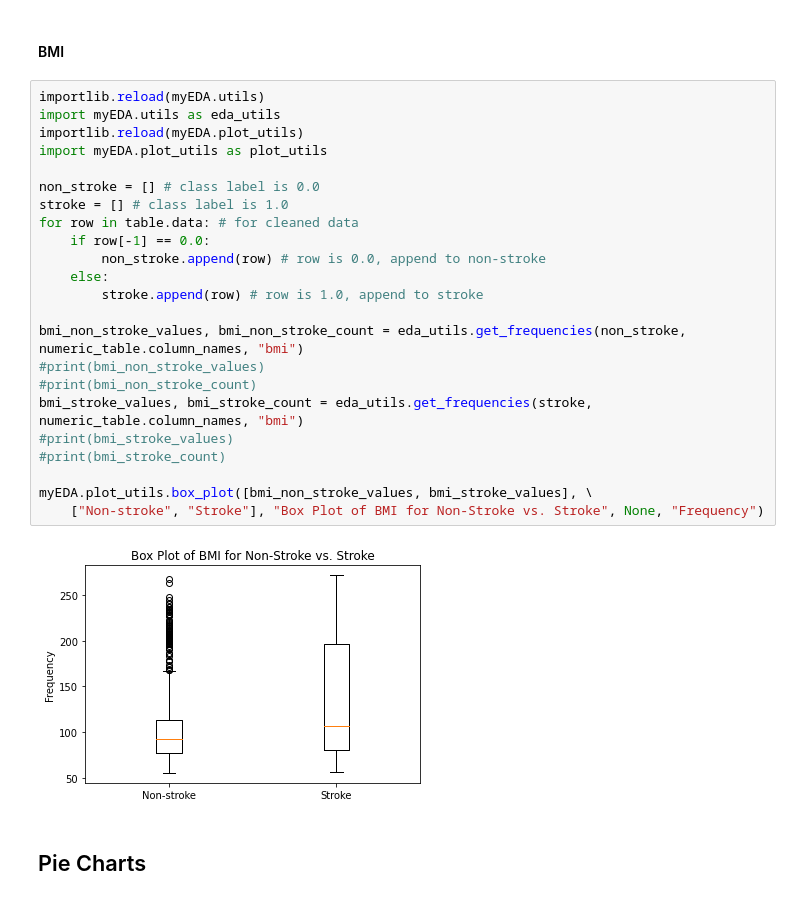
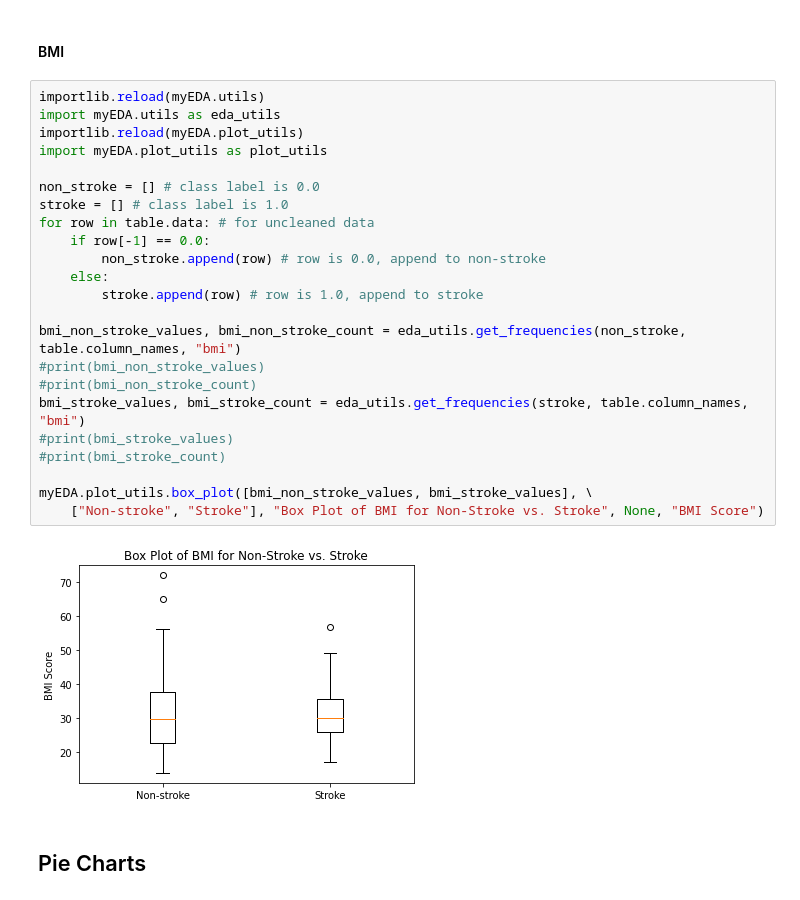
Before and after one commit to nalger2/cpsc-322-final-project, a Jupyter notebook: eda_code.ipynb, the cells around one changed output. Saved outputs shown, nothing was run; the diff lists cells and outputs as text.

Commit message:
changes to bmi box plot

```diff
--- a/eda_code.ipynb
+++ b/eda_code.ipynb
@@ -208,28 +208,28 @@ myEDA.plot_utils.box_plot([glucose_non_stroke_values, glucose_stroke_values], \
 # %%
 importlib.reload(myEDA.utils)
 import myEDA.utils as eda_utils
 importlib.reload(myEDA.plot_utils)
 import myEDA.plot_utils as plot_utils
 
 non_stroke = [] # class label is 0.0
 stroke = [] # class label is 1.0
-for row in table.data: # for cleaned data
+for row in table.data: # for uncleaned data
     if row[-1] == 0.0:
         non_stroke.append(row) # row is 0.0, append to non-stroke
     else:
         stroke.append(row) # row is 1.0, append to stroke
 
-bmi_non_stroke_values, bmi_non_stroke_count = eda_utils.get_frequencies(non_stroke, numeric_table.column_names, "bmi")
+bmi_non_stroke_values, bmi_non_stroke_count = eda_utils.get_frequencies(non_stroke, table.column_names, "bmi")
 #print(bmi_non_stroke_values)
 #print(bmi_non_stroke_count)
-bmi_stroke_values, bmi_stroke_count = eda_utils.get_frequencies(stroke, numeric_table.column_names, "bmi")
+bmi_stroke_values, bmi_stroke_count = eda_utils.get_frequencies(stroke, table.column_names, "bmi")
 #print(bmi_stroke_values)
 #print(bmi_stroke_count)
 
 myEDA.plot_utils.box_plot([bmi_non_stroke_values, bmi_stroke_values], \
-    ["Non-stroke", "Stroke"], "Box Plot of BMI for Non-Stroke vs. Stroke", None, "Frequency")
+    ["Non-stroke", "Stroke"], "Box Plot of BMI for Non-Stroke vs. Stroke", None, "BMI Score")
 # %% [output]
-[figure, old version]
+[figure, new version]
 # %% [markdown]
 ## Pie Charts
 # %% [markdown]
```
Also changed, not shown: parts of 1 cell of this notebook.
